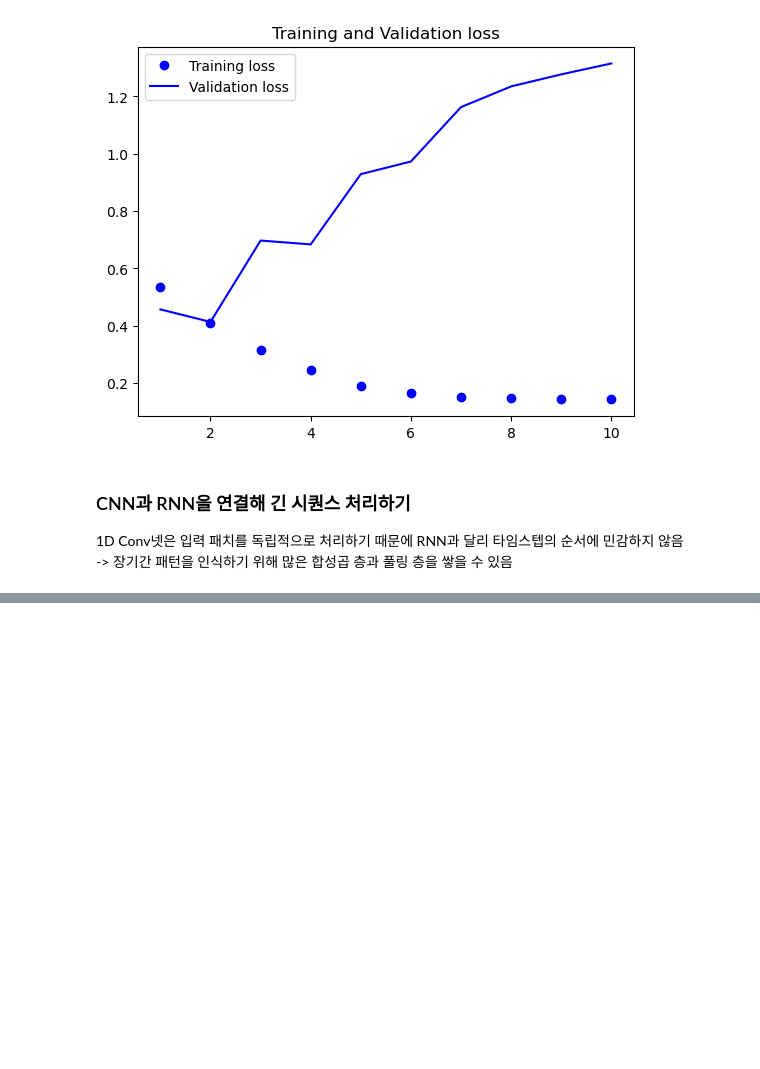
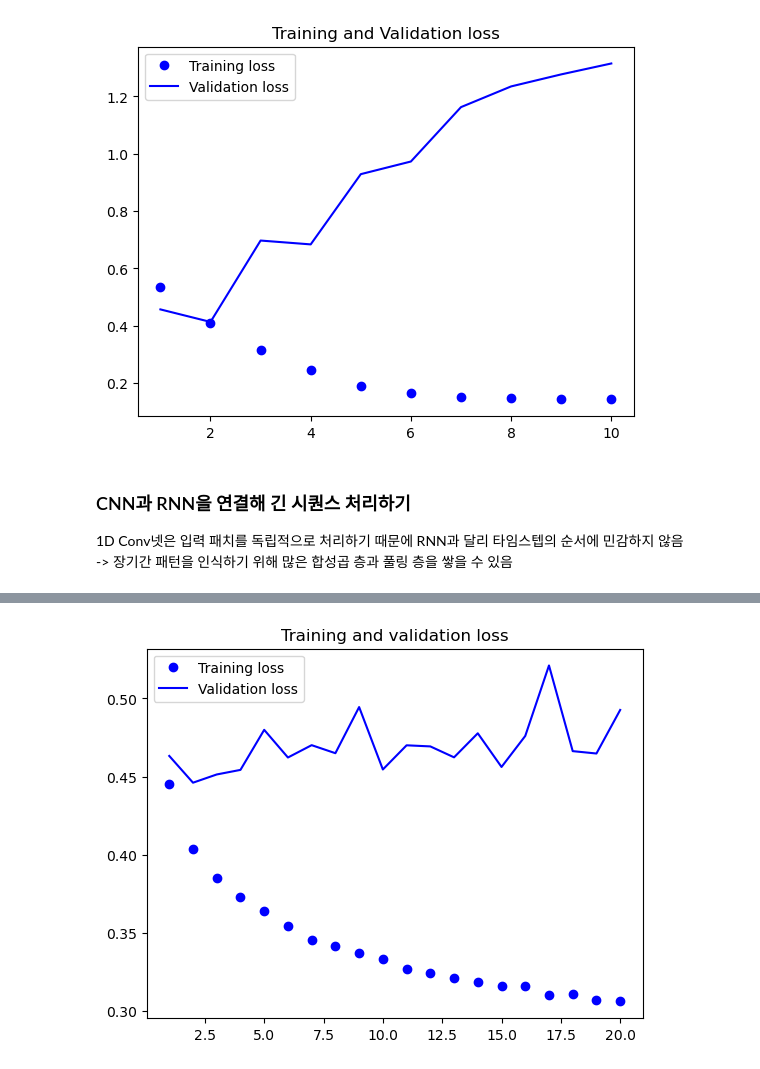
Before and after one commit to nuyhc/Deep_Learning_Tutorial, a Jupyter notebook: Keras/06_3_Seq_CNN.ipynb, the cells around one changed output, grey strips where cells are left out. Cells and saved outputs as stored; diff of their text form; code cells hidden in the pictures; blank space fills up the shorter version.

Commit message:
1D Conv

```diff
--- a/Keras/06_3_Seq_CNN.ipynb
+++ b/Keras/06_3_Seq_CNN.ipynb
@@ -136,3 +136,24 @@ plt.show()
 ### CNN과 RNN을 연결해 긴 시퀀스 처리하기
 1D Conv넷은 입력 패치를 독립적으로 처리하기 때문에 RNN과 달리 타임스텝의 순서에 민감하지 않음
 -> 장기간 패턴을 인식하기 위해 많은 합성곱 층과 풀링 층을 쌓을 수 있음
+# %%
+import tensorflow as tf
+from keras.models import Sequential
+from keras import layers
+from keras.optimizers import RMSprop
+
+model = Sequential()
+model.add(layers.Conv1D(32, 5, activation="relu", input_shape=(None, float_data.shape[-1])))
+model.add(layers.MaxPooling1D(3))
+model.add(layers.Conv1D(32, 5, activation="relu"))
+model.add(layers.MaxPooling1D())
+model.add(layers.GlobalMaxPooling1D())
+model.add(layers.Dense(1))
+
+model.compile(
+    optimizer=RMSprop(),
+    loss="mae"
+)
+
+with tf.device(":/GPU:0"):
+    hist = model.fit(train_gen, steps_per_epoch=500, epochs=20, validation_data=val_gen, validation_steps=val_steps)
@@ -138,0 +178,17 @@ plt.show()
+# %%
+import matplotlib.pyplot as plt
+
+loss = hist.history["loss"]
+val_loss = hist.history["val_loss"]
+
+epochs = range(1, len(loss)+1)
+
+plt.figure()
+plt.plot(epochs, loss, "bo", label="Training loss")
+plt.plot(epochs, val_loss, "b", label="Validation loss")
+plt.title("Training and validation loss")
+plt.legend()
+
+plt.show()
+# %% [output]
+[figure, added]
```
Also changed, not shown: parts of 6 cells of this notebook.
